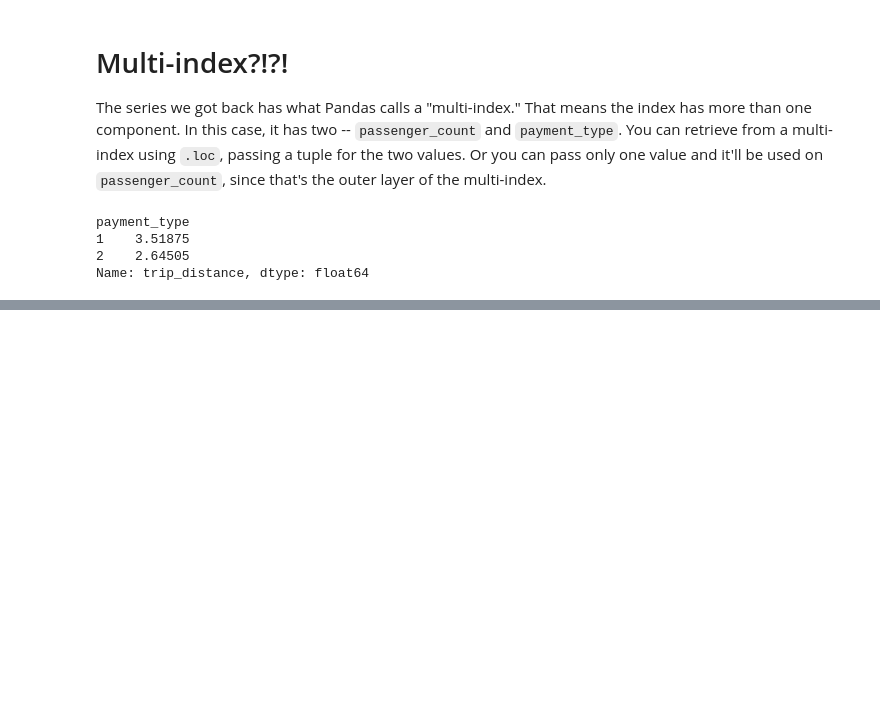
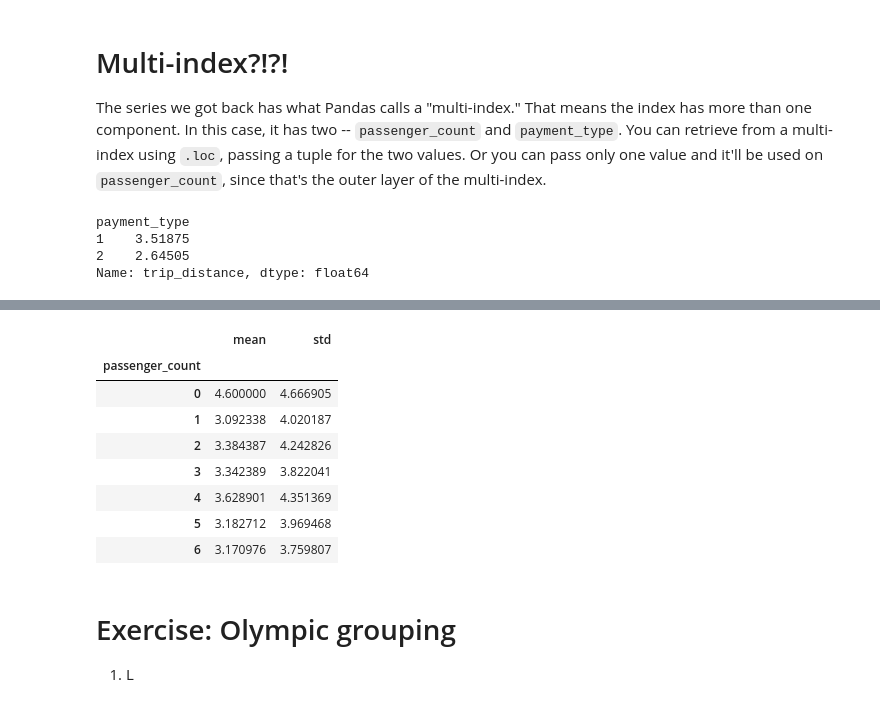
Before and after one commit to reuven/OReilly-2025-11November-data, a Jupyter notebook: OReilly - 2025-11November-20.ipynb, the cells around one changed output, grey strips where cells are left out. Cells and saved outputs as stored; diff of their text form; code cells hidden in the pictures; blank space fills up the shorter version.

```diff
--- a/OReilly - 2025-11November-20.ipynb
+++ b/OReilly - 2025-11November-20.ipynb
@@ -673,0 +678,17 @@ Name: trip_distance, dtype: float64
+# %%
+#           categorical col.    data column    aggregation method
+df.groupby('passenger_count')['trip_distance'].agg(['mean', 'std'])
+# %% [output]
+|  | mean | std |
+| passenger_count |  |  |
+| 0 | 4.600000 | 4.666905 |
+| 1 | 3.092338 | 4.020187 |
+| 2 | 3.384387 | 4.242826 |
+| 3 | 3.342389 | 3.822041 |
+| 4 | 3.628901 | 4.351369 |
+| 5 | 3.182712 | 3.969468 |
+| 6 | 3.170976 | 3.759807 |
+# %% [markdown]
+# Exercise: Olympic grouping
+
+1. L
```
Also changed, not shown: parts of 1 cell of this notebook.
